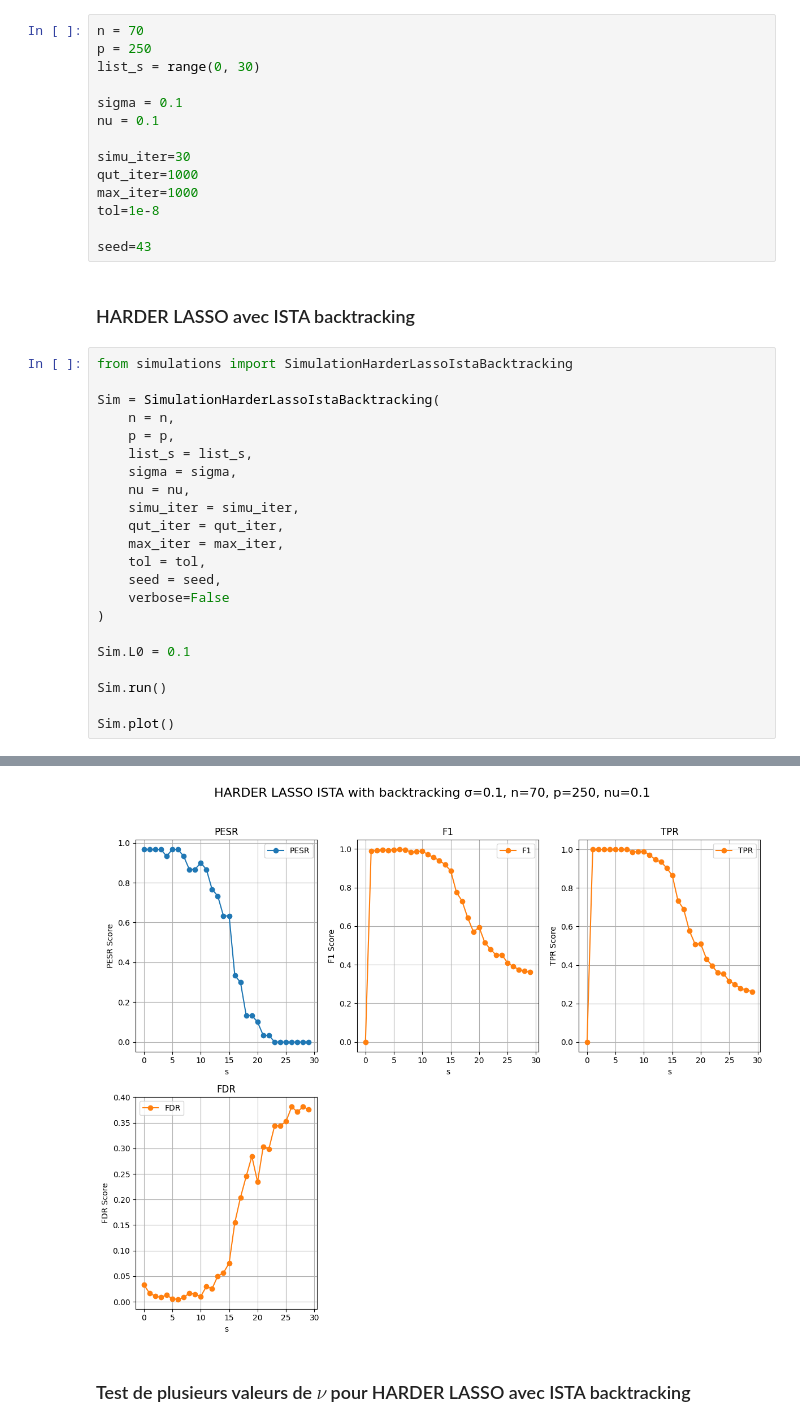
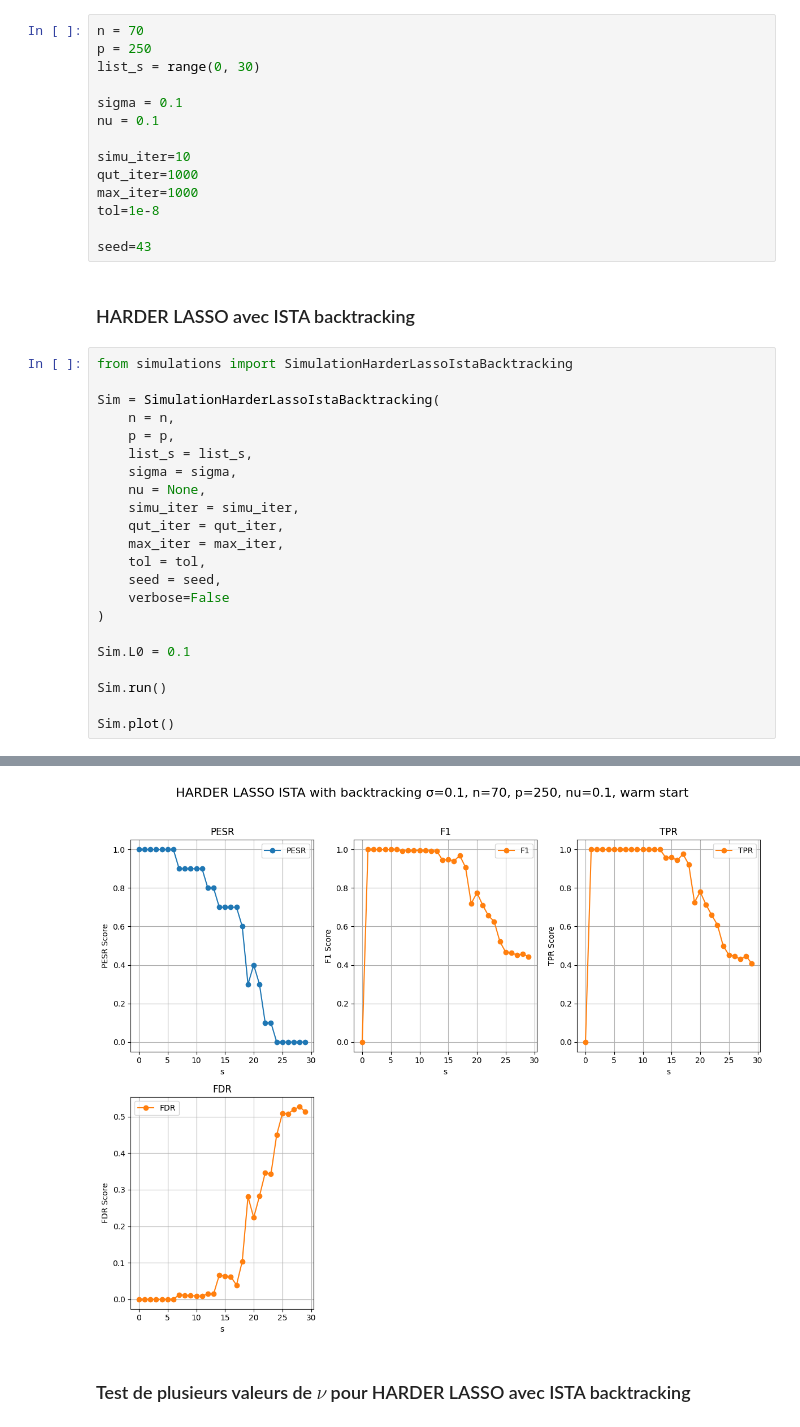
Before and after one commit to AymenBlk/STAGE-GENEVE, a Jupyter notebook: AYMEN/EXPLORATION/CAS LINEAIRE/HARDER LASSO/Basis.ipynb, the cells around one changed output, grey strips where cells are left out. Drawn from its saved outputs; the diff is of its cells as text.

```diff
--- a/AYMEN/EXPLORATION/CAS LINEAIRE/HARDER LASSO/Basis.ipynb
+++ b/AYMEN/EXPLORATION/CAS LINEAIRE/HARDER LASSO/Basis.ipynb
@@ -220,7 +220,7 @@ list_s = range(0, 30)
 sigma = 0.1
 nu = 0.1
 
-simu_iter=30
+simu_iter=10
 qut_iter=1000
 max_iter=1000
 tol=1e-8
@@ -236,7 +236,7 @@ Sim = SimulationHarderLassoIstaBacktracking(
     p = p,
     list_s = list_s,
     sigma = sigma,
-    nu = nu,
+    nu = None,
     simu_iter = simu_iter,
     qut_iter = qut_iter,
     max_iter = max_iter,
@@ -271,4 +254,4 @@ Sim.plot()
-[figure, old version]
+[figure, new version]
 # %% [markdown]
 ### Test de plusieurs valeurs de $\nu$ pour HARDER LASSO avec ISTA backtracking
 # %%
```
Also changed, not shown: parts of 1 cell of this notebook, 7 other files.
